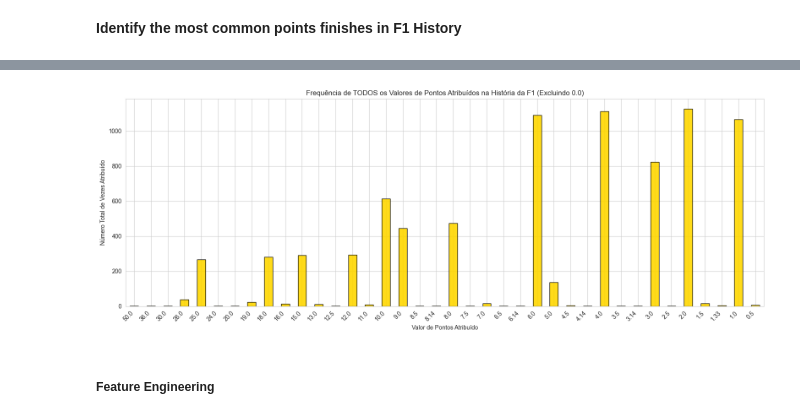
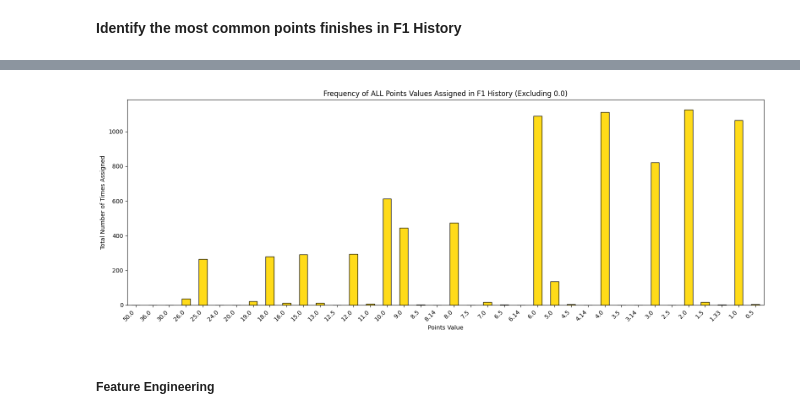
Before and after one commit to rodrigocastro27/IA25_P02_G3, a Jupyter notebook: Trabalho2/Notebook_P02_Introduction&EDA.ipynb, the cells around one changed output, grey strips where cells are left out. Saved outputs shown, nothing was run; the diff lists cells and outputs as text; code cells hidden in the pictures.

```diff
--- a/Trabalho2/Notebook_P02_Introduction&EDA.ipynb
+++ b/Trabalho2/Notebook_P02_Introduction&EDA.ipynb
@@ -1582,15 +1584,15 @@ OTHERS          13178
 points_distribution = results[results['points'] > 0]['points'].value_counts().sort_index(ascending=False)
 
 # show distribution
-print(f"\n--- Frequência de Todos os Valores de Pontos Atribuídos (Total de {len(points_distribution)} Valores Únicos, Excluindo 0.0) ---")
-print(points_distribution.to_frame(name='Nº de Vezes Atribuído'))
+print(f"\nFrequency of ALL Points Values Assigned in F1 History (Excluding 0.0)")
+print(points_distribution.to_frame(name='Number of Times Assigned'))
 
 
 plt.figure(figsize=(16, 6))
 points_distribution.plot(kind='bar', color='gold', edgecolor='black', alpha=0.9)
-plt.xlabel("Valor de Pontos Atribuído")
-plt.ylabel("Número Total de Vezes Atribuído")
-plt.title("Frequência de TODOS os Valores de Pontos Atribuídos na História da F1 (Excluindo 0.0)")
+plt.xlabel("Points Value")
+plt.ylabel("Total Number of Times Assigned")
+plt.title("Frequency of ALL Points Values Assigned in F1 History (Excluding 0.0)")
 plt.xticks(rotation=45, ha='right')
 plt.tight_layout()
 plt.show() #
@@ -1615,4 +1617,4 @@ points
-[figure, old version]
+[figure, new version]
 # %% [markdown]
 ##### Feature Engineering
 # %% [markdown]
```
Also changed, not shown: parts of 28 cells of this notebook, 1 other file.
